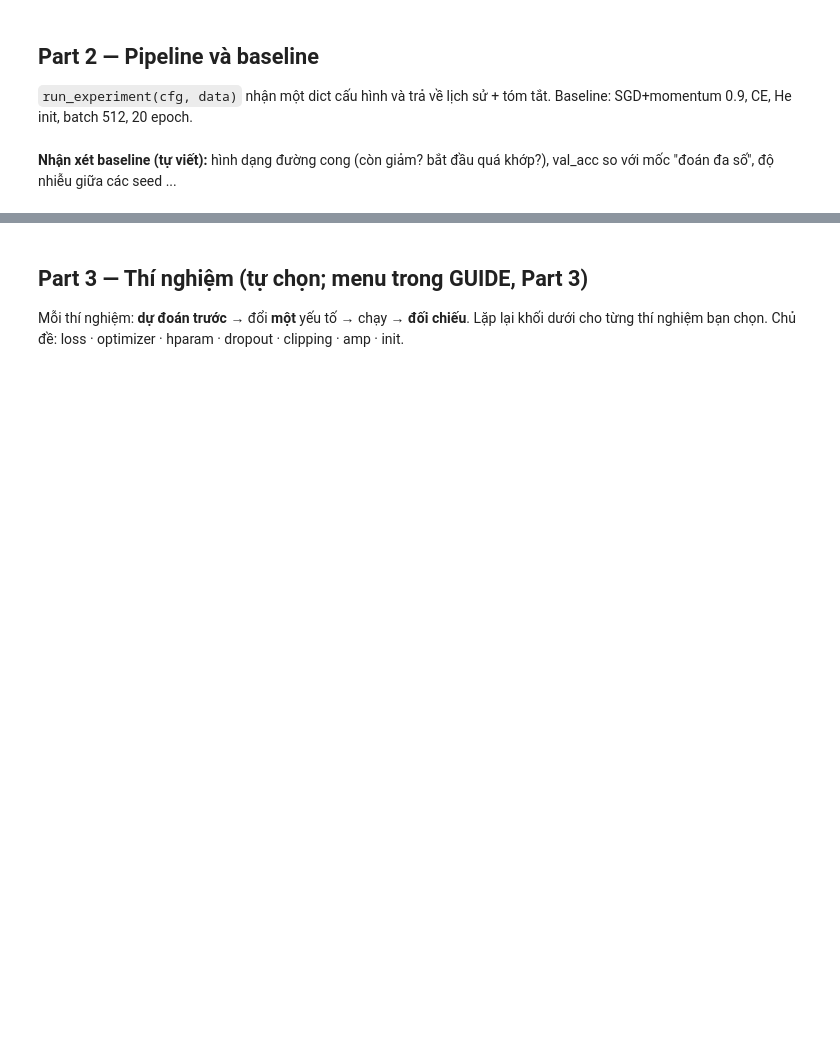
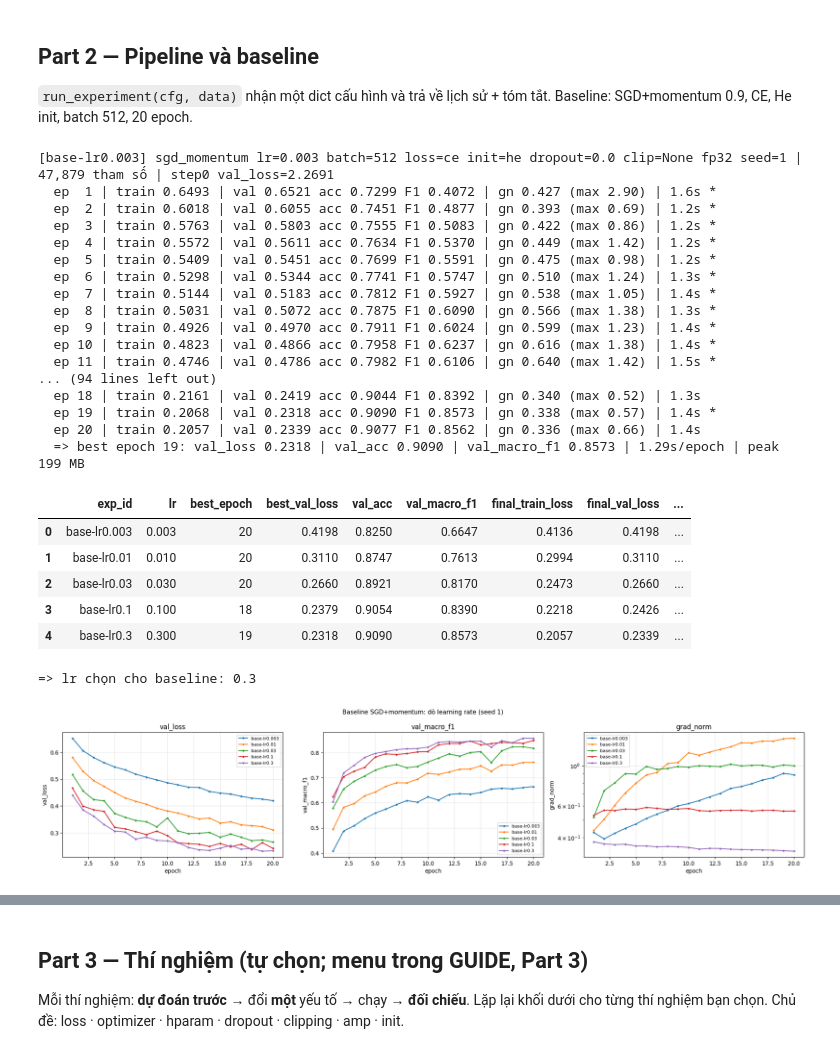
Before and after one commit to tam253211-a11y/K4-Track4-DangHuuTam-2A202602940-Neuralnetwork, a Jupyter notebook: submission_2A202602940/code/lab.ipynb, the cells around one changed output, grey strips where cells are left out. Cells and saved outputs as stored; diff of their text form; code cells hidden in the pictures; blank space fills up the shorter version.

```diff
--- a/submission_2A202602940/code/lab.ipynb
+++ b/submission_2A202602940/code/lab.ipynb
@@ -159,2 +250,52 @@ Quy định: `M-base` = `54 → 256 → 128 → 7`, **47 879 tham số**, logits
-# %% [markdown]
-**Nhận xét baseline (tự viết):** hình dạng đường cong (còn giảm? bắt đầu quá khớp?), val_acc so với mốc "đoán đa số", độ nhiễu giữa các seed ...
+# %%
+# ===== 2a. Chọn lr cho baseline bằng VAL (SGD + momentum 0.9, mọi thứ khác giữ baseline, seed 1) =====
+import pandas as pd
+from IPython.display import Image, display
+from train import run_and_log
+
+LR_GRID = [0.003, 0.01, 0.03, 0.1, 0.3]      # quanh gợi ý 0.01–0.1 của GUIDE, thêm 2 đầu mút để thấy "quá nhỏ"/"quá lớn"
+lr_runs = []
+for lr in LR_GRID:
+    cfg_lr = {**DEFAULT_CFG, "lr": lr, "seed": 1, "exp_id": f"base-lr{lr:g}", "group": "baseline-lr",
+              "description": f"Baseline M-base, dò lr = {lr:g} (chọn lr bằng val)"}
+    lr_runs.append(run_and_log(cfg_lr, data, OUT_DIR))
+
+lr_table = pd.DataFrame([{"exp_id": r["cfg"]["exp_id"], "lr": r["cfg"]["lr"], **{k: r["summary"][k] for k in
+           ("best_epoch", "best_val_loss", "val_acc", "val_macro_f1", "final_train_loss", "final_val_loss",
+            "time_per_epoch_s", "diverged")}} for r in lr_runs])
+display(lr_table.round(4))
+
+# Chọn lr: val macro-F1 cao nhất (chỉ số chính), CHỈ dựa trên val
+ok = lr_table[~lr_table["diverged"]]
+BEST_LR = float(ok.loc[ok["val_macro_f1"].idxmax(), "lr"])
+print(f"\n=> lr chọn cho baseline: {BEST_LR:g}")
+cfg = {**DEFAULT_CFG, "lr": BEST_LR}
+
+plot_compare(lr_runs, ["val_loss", "val_macro_f1", "grad_norm"], f"{OUT_DIR}/figures/compare_baseline-lr.png",
+             title="Baseline SGD+momentum: dò learning rate (seed 1)", show=True)
+# %% [output]
+[base-lr0.003] sgd_momentum lr=0.003 batch=512 loss=ce init=he dropout=0.0 clip=None fp32 seed=1 | 47,879 tham số | step0 val_loss=2.2691
+  ep  1 | train 0.6493 | val 0.6521 acc 0.7299 F1 0.4072 | gn 0.427 (max 2.90) | 1.6s *
+  ep  2 | train 0.6018 | val 0.6055 acc 0.7451 F1 0.4877 | gn 0.393 (max 0.69) | 1.2s *
+  ep  3 | train 0.5763 | val 0.5803 acc 0.7555 F1 0.5083 | gn 0.422 (max 0.86) | 1.2s *
+  ep  4 | train 0.5572 | val 0.5611 acc 0.7634 F1 0.5370 | gn 0.449 (max 1.42) | 1.2s *
+  ep  5 | train 0.5409 | val 0.5451 acc 0.7699 F1 0.5591 | gn 0.475 (max 0.98) | 1.2s *
+  ep  6 | train 0.5298 | val 0.5344 acc 0.7741 F1 0.5747 | gn 0.510 (max 1.24) | 1.3s *
+  ep  7 | train 0.5144 | val 0.5183 acc 0.7812 F1 0.5927 | gn 0.538 (max 1.05) | 1.4s *
+  ep  8 | train 0.5031 | val 0.5072 acc 0.7875 F1 0.6090 | gn 0.566 (max 1.38) | 1.3s *
+  ep  9 | train 0.4926 | val 0.4970 acc 0.7911 F1 0.6024 | gn 0.599 (max 1.23) | 1.4s *
+  ep 10 | train 0.4823 | val 0.4866 acc 0.7958 F1 0.6237 | gn 0.616 (max 1.38) | 1.4s *
+  ep 11 | train 0.4746 | val 0.4786 acc 0.7982 F1 0.6106 | gn 0.640 (max 1.42) | 1.5s *
+... (94 lines left out)
+  ep 18 | train 0.2161 | val 0.2419 acc 0.9044 F1 0.8392 | gn 0.340 (max 0.52) | 1.3s
+  ep 19 | train 0.2068 | val 0.2318 acc 0.9090 F1 0.8573 | gn 0.338 (max 0.57) | 1.4s *
+  ep 20 | train 0.2057 | val 0.2339 acc 0.9077 F1 0.8562 | gn 0.336 (max 0.66) | 1.4s
+  => best epoch 19: val_loss 0.2318 | val_acc 0.9090 | val_macro_f1 0.8573 | 1.29s/epoch | peak 199 MB
+|  | exp_id | lr | best_epoch | best_val_loss | val_acc | val_macro_f1 | final_train_loss | final_val_loss | ... |
+| 0 | base-lr0.003 | 0.003 | 20 | 0.4198 | 0.8250 | 0.6647 | 0.4136 | 0.4198 | ... |
+| 1 | base-lr0.01 | 0.010 | 20 | 0.3110 | 0.8747 | 0.7613 | 0.2994 | 0.3110 | ... |
+| 2 | base-lr0.03 | 0.030 | 20 | 0.2660 | 0.8921 | 0.8170 | 0.2473 | 0.2660 | ... |
+| 3 | base-lr0.1 | 0.100 | 18 | 0.2379 | 0.9054 | 0.8390 | 0.2218 | 0.2426 | ... |
+| 4 | base-lr0.3 | 0.300 | 19 | 0.2318 | 0.9090 | 0.8573 | 0.2057 | 0.2339 | ... |
+=> lr chọn cho baseline: 0.3
+[figure, added]
```
Also changed, not shown: parts of 26 cells of this notebook, 36 other files.
